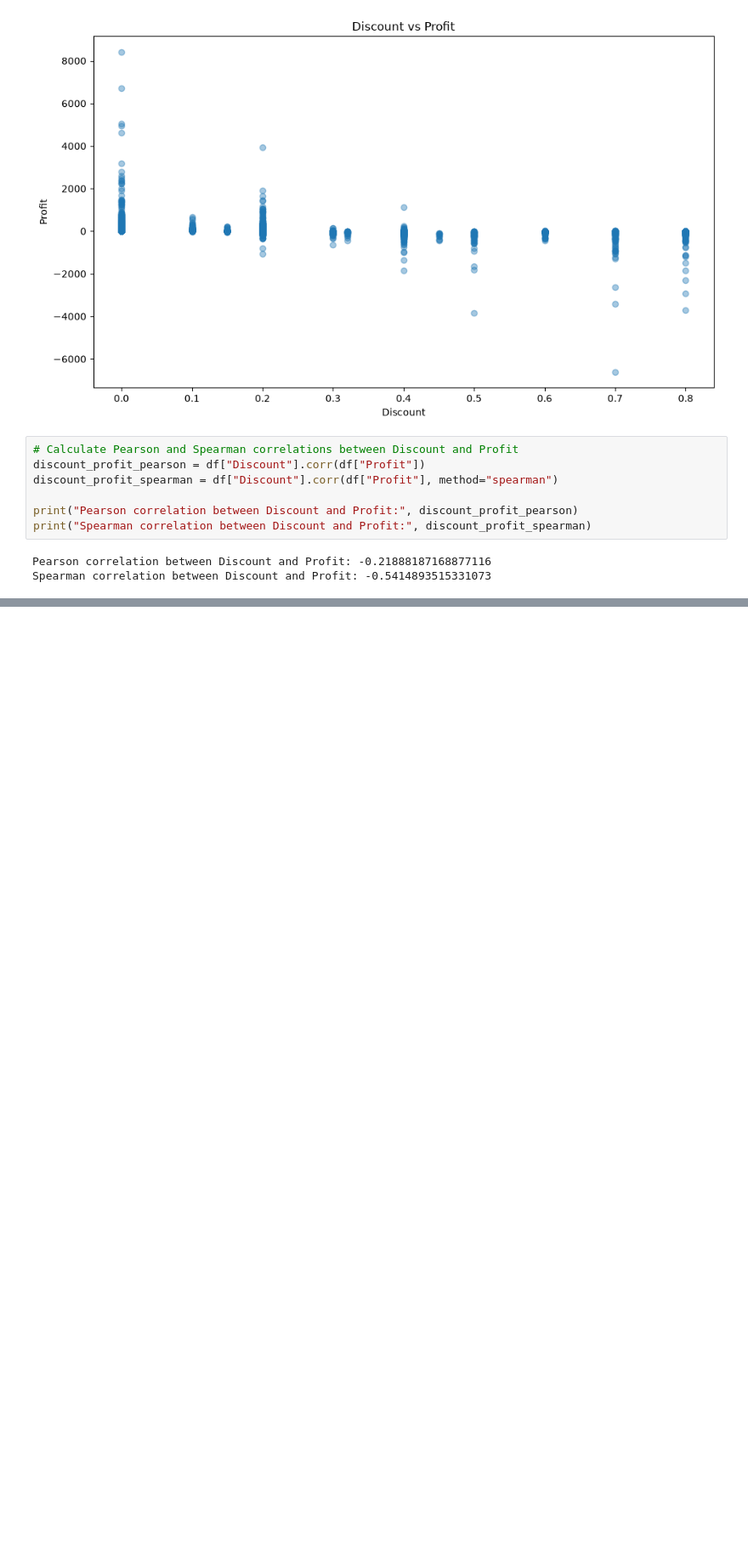
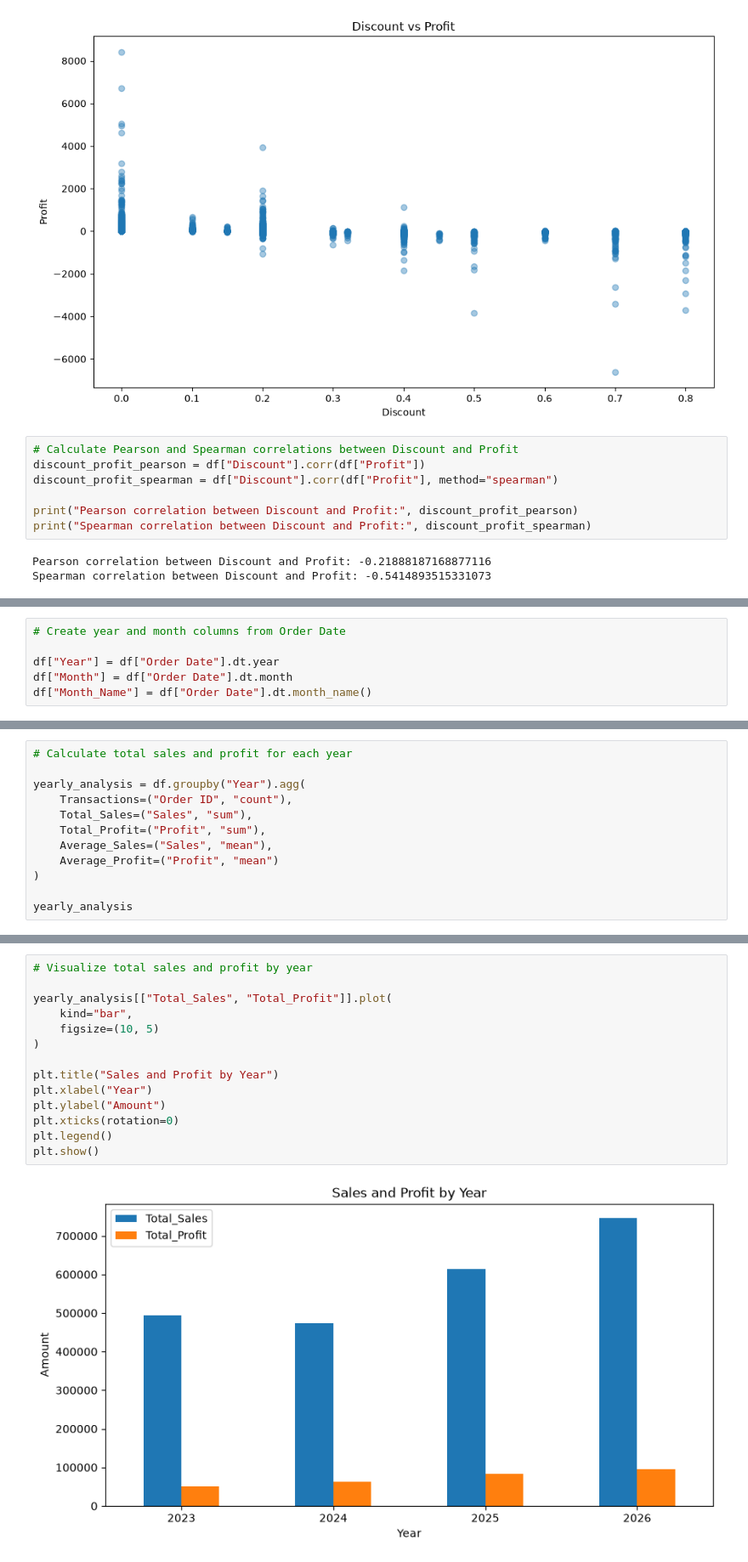
Before and after one commit to KashishSirohiwal/ShadowFox, a Jupyter notebook: Beginner/notebooks/beginner_superstore_sales_analysis.ipynb, the cells around one changed output, grey strips where cells are left out. Shown at 85% size. Saved outputs shown, nothing was run; the diff lists cells and outputs as text; blank space fills up the shorter version.

```diff
--- a/Beginner/notebooks/beginner_superstore_sales_analysis.ipynb
+++ b/Beginner/notebooks/beginner_superstore_sales_analysis.ipynb
@@ -480,0 +686,6 @@ discount_analysis
+# %%
+# Create year and month columns from Order Date
+
+df["Year"] = df["Order Date"].dt.year
+df["Month"] = df["Order Date"].dt.month
+df["Month_Name"] = df["Order Date"].dt.month_name()
@@ -480,0 +703,12 @@ discount_analysis
+# %%
+# Calculate total sales and profit for each year
+
+yearly_analysis = df.groupby("Year").agg(
+    Transactions=("Order ID", "count"),
+    Total_Sales=("Sales", "sum"),
+    Total_Profit=("Profit", "sum"),
+    Average_Sales=("Sales", "mean"),
+    Average_Profit=("Profit", "mean")
+)
+
+yearly_analysis
@@ -480,0 +722,16 @@ discount_analysis
+# %%
+# Visualize total sales and profit by year
+
+yearly_analysis[["Total_Sales", "Total_Profit"]].plot(
+    kind="bar",
+    figsize=(10, 5)
+)
+
+plt.title("Sales and Profit by Year")
+plt.xlabel("Year")
+plt.ylabel("Amount")
+plt.xticks(rotation=0)
+plt.legend()
+plt.show()
+# %% [output]
+[figure, added]
```
Also changed, not shown: parts of 33 cells of this notebook.
